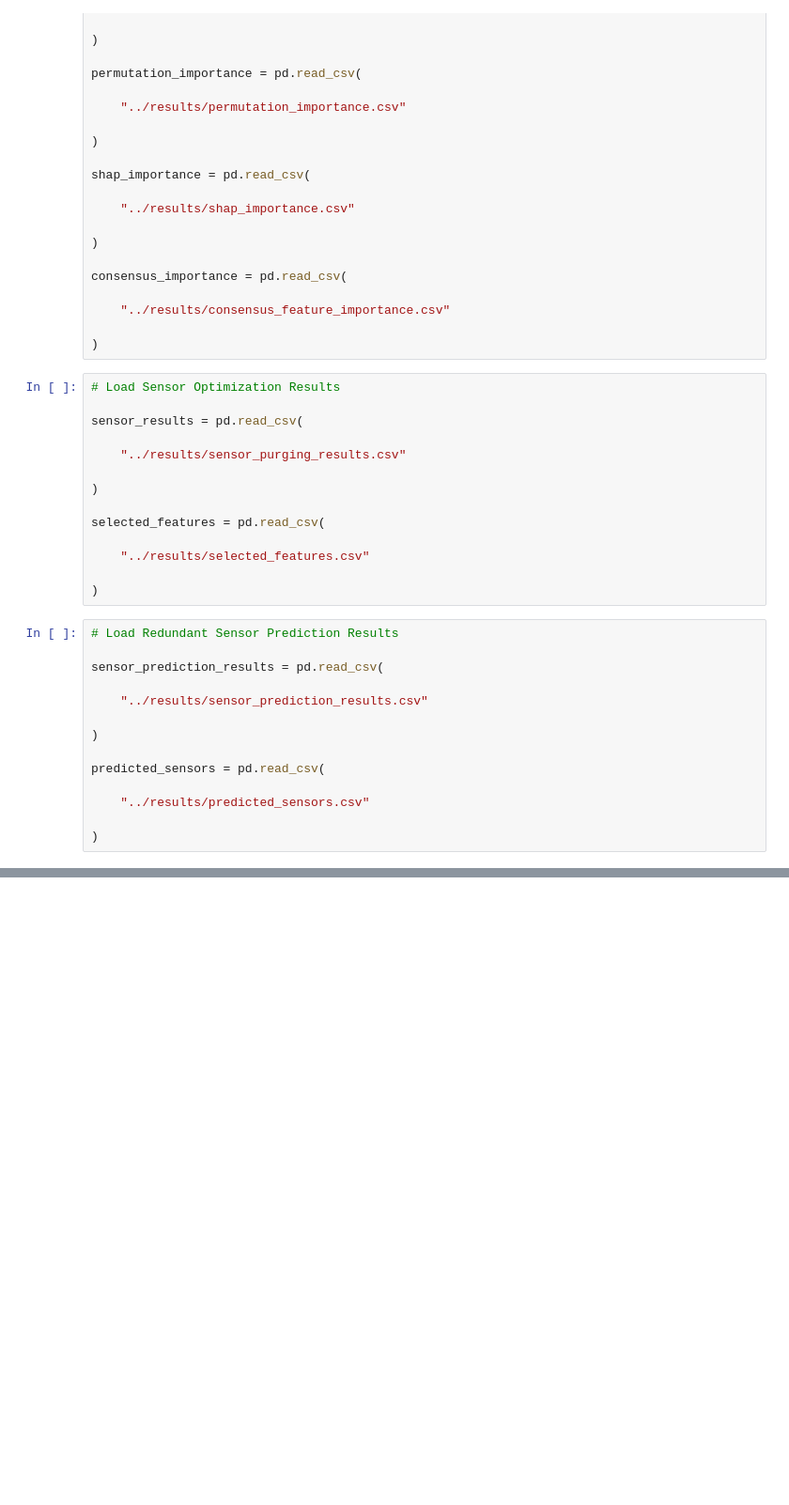
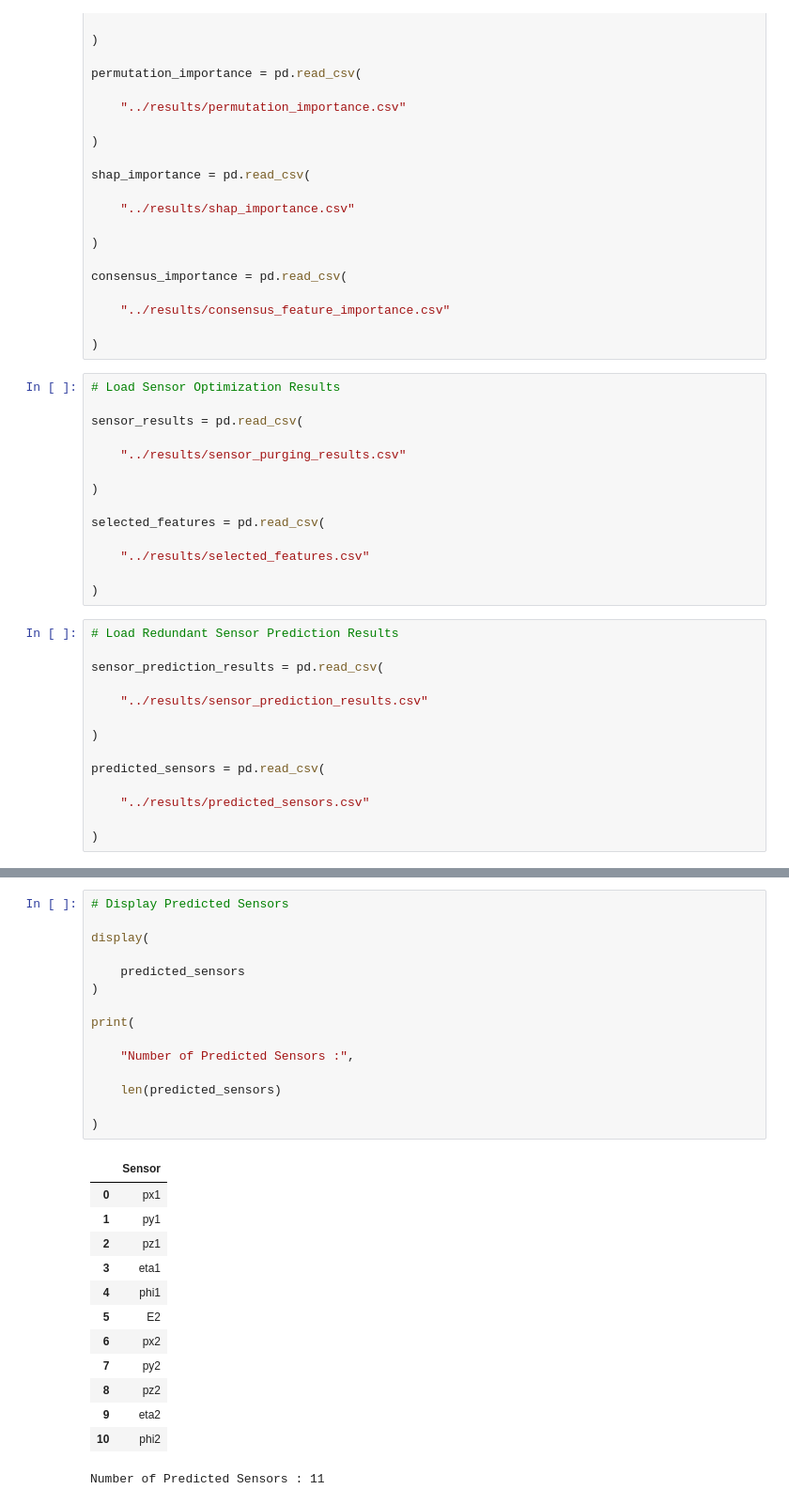
Before and after one commit to IvySingh-1/CERN-dielectron-ML-sensor-optimization, a Jupyter notebook: notebooks/05_Final_Evaluation.ipynb, the cells around one changed output, grey strips where cells are left out. Shown at 94% size. Saved outputs shown, nothing was run; the diff lists cells and outputs as text; blank space fills up the shorter version.

```diff
--- a/notebooks/05_Final_Evaluation.ipynb
+++ b/notebooks/05_Final_Evaluation.ipynb
@@ -492,0 +638,29 @@ print(
+# %%
+# Display Predicted Sensors
+
+display(
+
+    predicted_sensors
+)
+
+print(
+
+    "Number of Predicted Sensors :",
+
+    len(predicted_sensors)
+
+)
+# %% [output]
+|  | Sensor |
+| 0 | px1 |
+| 1 | py1 |
+| 2 | pz1 |
+| 3 | eta1 |
+| 4 | phi1 |
+| 5 | E2 |
+| 6 | px2 |
+| 7 | py2 |
+| 8 | pz2 |
+| 9 | eta2 |
+| 10 | phi2 |
+Number of Predicted Sensors : 11
```
Also changed, not shown: parts of 17 cells of this notebook, 9 other files.
